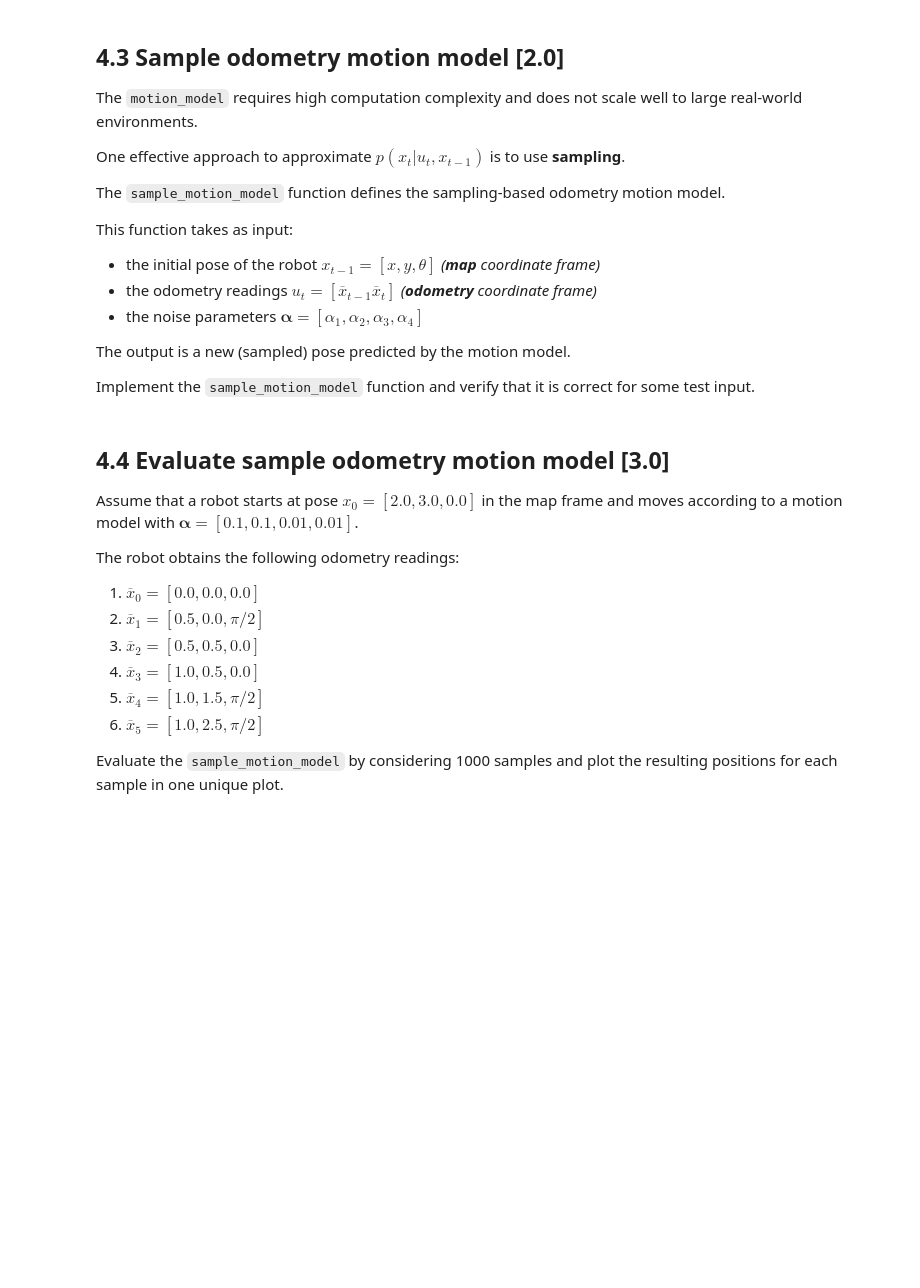
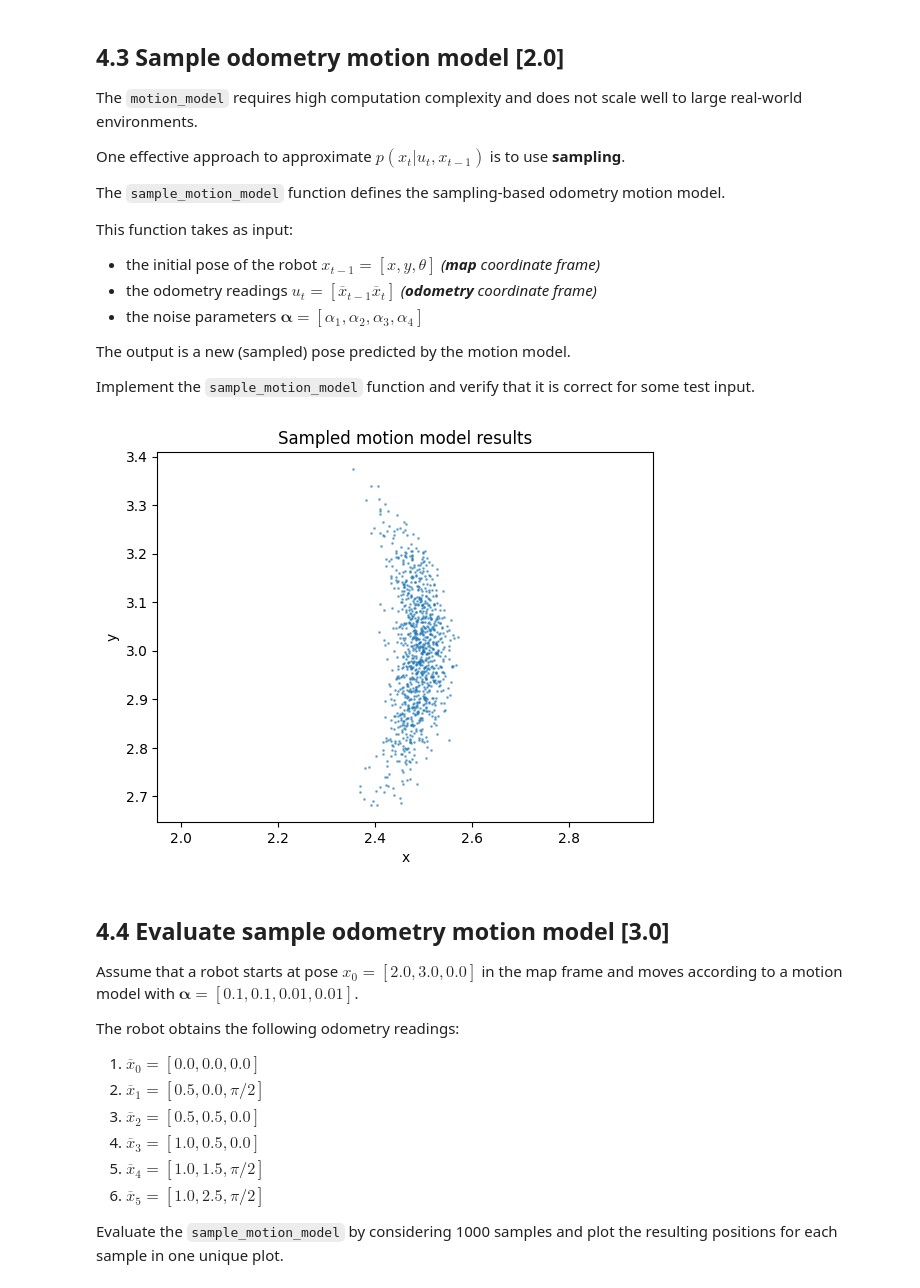
Before and after one commit to harry-graves/C18_code, a Jupyter notebook: navigation/ex03-motion-model/ex4.ipynb, the cells around one changed output. Drawn from its saved outputs; the diff is of its cells as text; code cells hidden in the pictures; blank space fills up the shorter version.

```diff
--- a/navigation/ex03-motion-model/ex4.ipynb
+++ b/navigation/ex03-motion-model/ex4.ipynb
@@ -63,6 +108,26 @@ This function takes as input:
 The output is a new (sampled) pose predicted by the motion model.
 
 Implement the `sample_motion_model` function and verify that it is correct for some test input.
+# %%
+import ex4 as ex
+
+prev_pose = [2.0, 3.0, 0.0]
+odom = [[0.0, 0.0, 0.0], [0.5, 0.0, np.pi/2]]
+alpha = [1.0, 1.0, 0.01, 0.01]
+
+samples = [ex.sample_motion_model(prev_pose, odom, alpha) for _ in range(1000)]
+
+import matplotlib.pyplot as plt
+samples = np.array(samples)
+
+plt.scatter(samples[:, 0], samples[:, 1], s=1, alpha=0.5)
+plt.xlabel("x")
+plt.ylabel("y")
+plt.title("Sampled motion model results")
+plt.axis("equal")
+plt.show()
+# %% [output]
+[figure, added]
 # %% [markdown]
 ## 4.4 Evaluate sample odometry motion model  [3.0]
 
```
Also changed, not shown: parts of 3 cells of this notebook, 1 other file.
